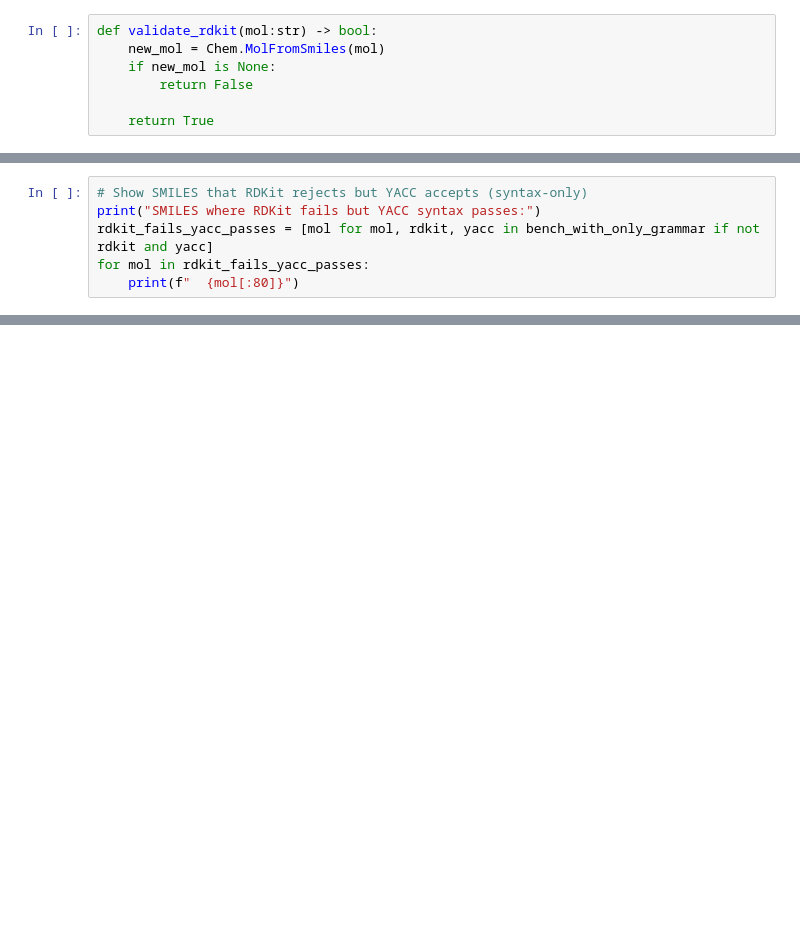
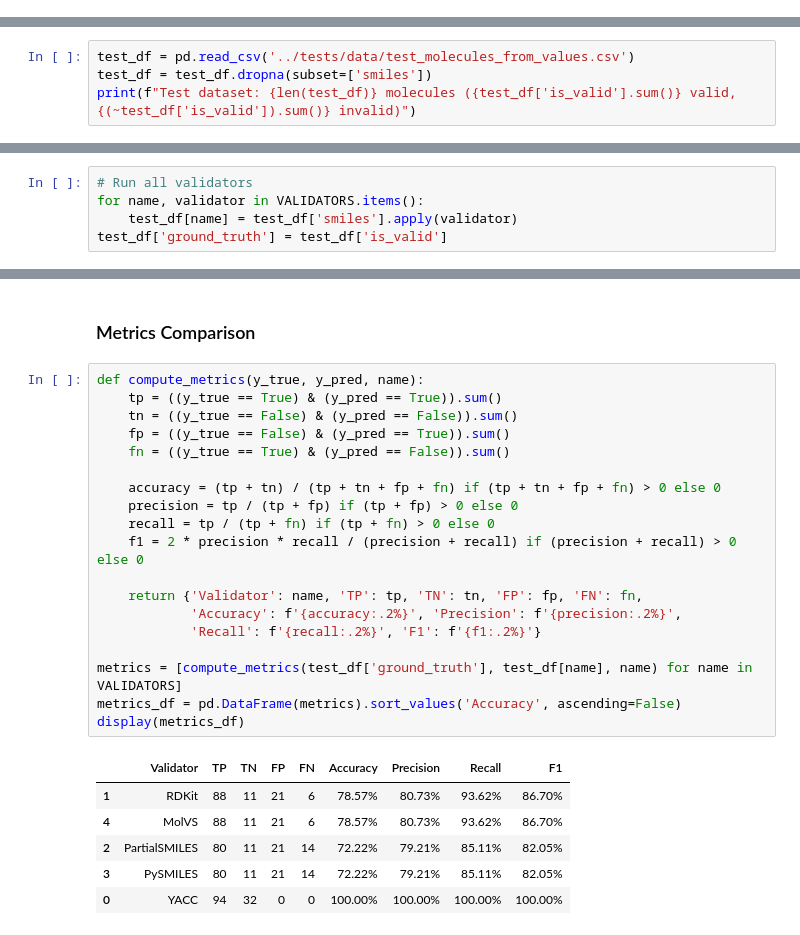
Before and after one commit to Luna-v0/smiles, a Jupyter notebook: analyses/analysingValidator.ipynb, the cells around one changed output, grey strips where cells are left out. Saved outputs shown, nothing was run; the diff lists cells and outputs as text; blank space fills up the shorter version.

```diff
--- a/analyses/analysingValidator.ipynb
+++ b/analyses/analysingValidator.ipynb
@@ -12,7 +22,0 @@ Parser debugging for SmilesParser written to parser.out
-# %%
-def validate_rdkit(mol:str) -> bool:
-    new_mol = Chem.MolFromSmiles(mol)
-    if new_mol is None:
-        return False
-
-    return True
@@ -141,6 +22,0 @@ RDKit failures: 12 (0.01%)
-# %%
-# Show SMILES that RDKit rejects but YACC accepts (syntax-only)
-print("SMILES where RDKit fails but YACC syntax passes:")
-rdkit_fails_yacc_passes = [mol for mol, rdkit, yacc in bench_with_only_grammar if not rdkit and yacc]
-for mol in rdkit_fails_yacc_passes:
-    print(f"  {mol[:80]}")
@@ -193,0 +64,4 @@ Agreement analysis:
+# %%
+test_df = pd.read_csv('../tests/data/test_molecules_from_values.csv')
+test_df = test_df.dropna(subset=['smiles'])
+print(f"Test dataset: {len(test_df)} molecules ({test_df['is_valid'].sum()} valid, {(~test_df['is_valid']).sum()} invalid)")
@@ -193,0 +70,5 @@ Agreement analysis:
+# %%
+# Run all validators
+for name, validator in VALIDATORS.items():
+    test_df[name] = test_df['smiles'].apply(validator)
+test_df['ground_truth'] = test_df['is_valid']
@@ -193,0 +93,28 @@ Agreement analysis:
+# %% [markdown]
+### Metrics Comparison
+# %%
+def compute_metrics(y_true, y_pred, name):
+    tp = ((y_true == True) & (y_pred == True)).sum()
+    tn = ((y_true == False) & (y_pred == False)).sum()
+    fp = ((y_true == False) & (y_pred == True)).sum()
+    fn = ((y_true == True) & (y_pred == False)).sum()
+
+    accuracy = (tp + tn) / (tp + tn + fp + fn) if (tp + tn + fp + fn) > 0 else 0
+    precision = tp / (tp + fp) if (tp + fp) > 0 else 0
+    recall = tp / (tp + fn) if (tp + fn) > 0 else 0
+    f1 = 2 * precision * recall / (precision + recall) if (precision + recall) > 0 else 0
+
+    return {'Validator': name, 'TP': tp, 'TN': tn, 'FP': fp, 'FN': fn,
+            'Accuracy': f'{accuracy:.2%}', 'Precision': f'{precision:.2%}',
+            'Recall': f'{recall:.2%}', 'F1': f'{f1:.2%}'}
+
+metrics = [compute_metrics(test_df['ground_truth'], test_df[name], name) for name in VALIDATORS]
+metrics_df = pd.DataFrame(metrics).sort_values('Accuracy', ascending=False)
+display(metrics_df)
+# %% [output]
+|  | Validator | TP | TN | FP | FN | Accuracy | Precision | Recall | F1 |
+| 1 | RDKit | 88 | 11 | 21 | 6 | 78.57% | 80.73% | 93.62% | 86.70% |
+| 4 | MolVS | 88 | 11 | 21 | 6 | 78.57% | 80.73% | 93.62% | 86.70% |
+| 2 | PartialSMILES | 80 | 11 | 21 | 14 | 72.22% | 79.21% | 85.11% | 82.05% |
+| 3 | PySMILES | 80 | 11 | 21 | 14 | 72.22% | 79.21% | 85.11% | 82.05% |
+| 0 | YACC | 94 | 32 | 0 | 0 | 100.00% | 100.00% | 100.00% | 100.00% |
```
Also changed, not shown: parts of 33 cells of this notebook, 12 other files.
